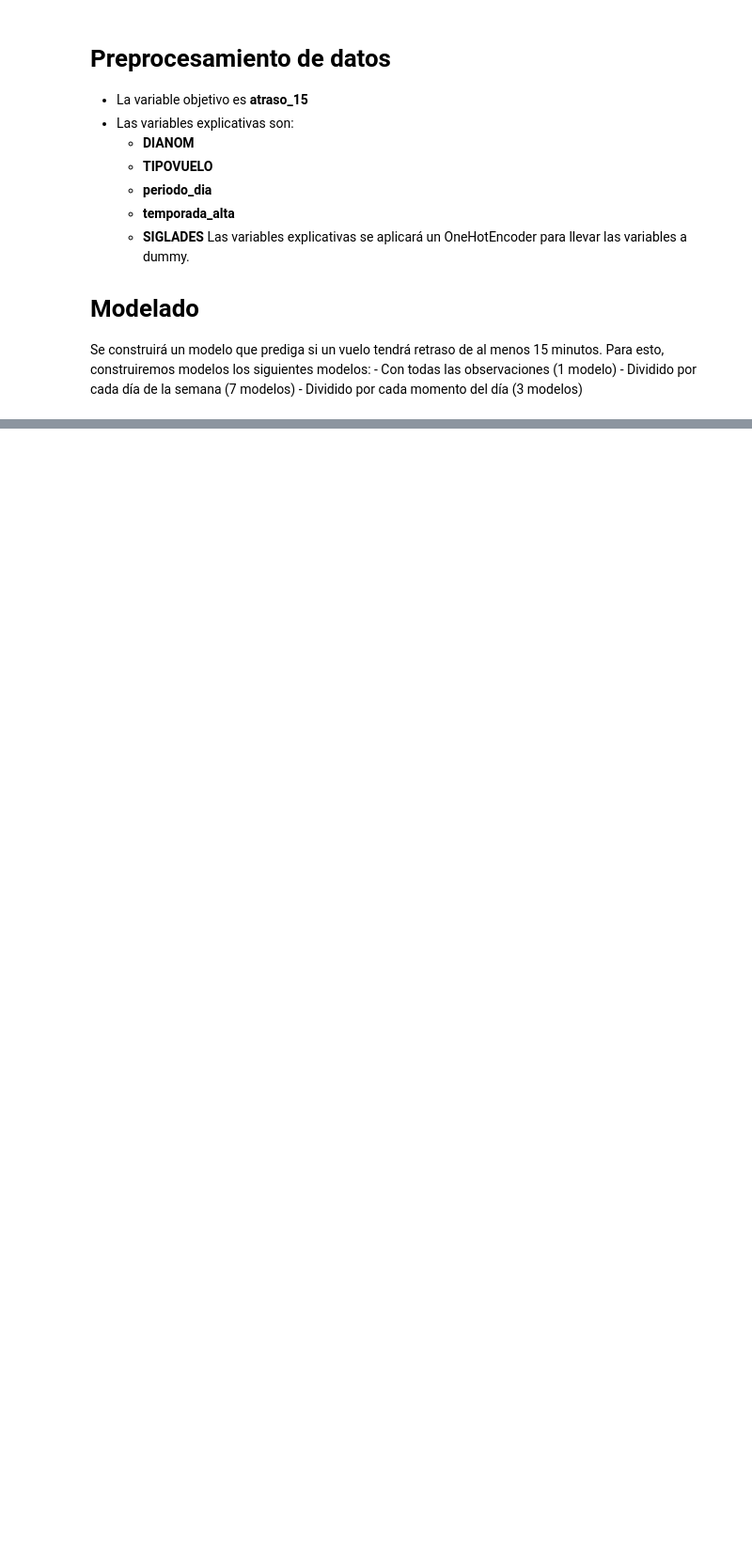
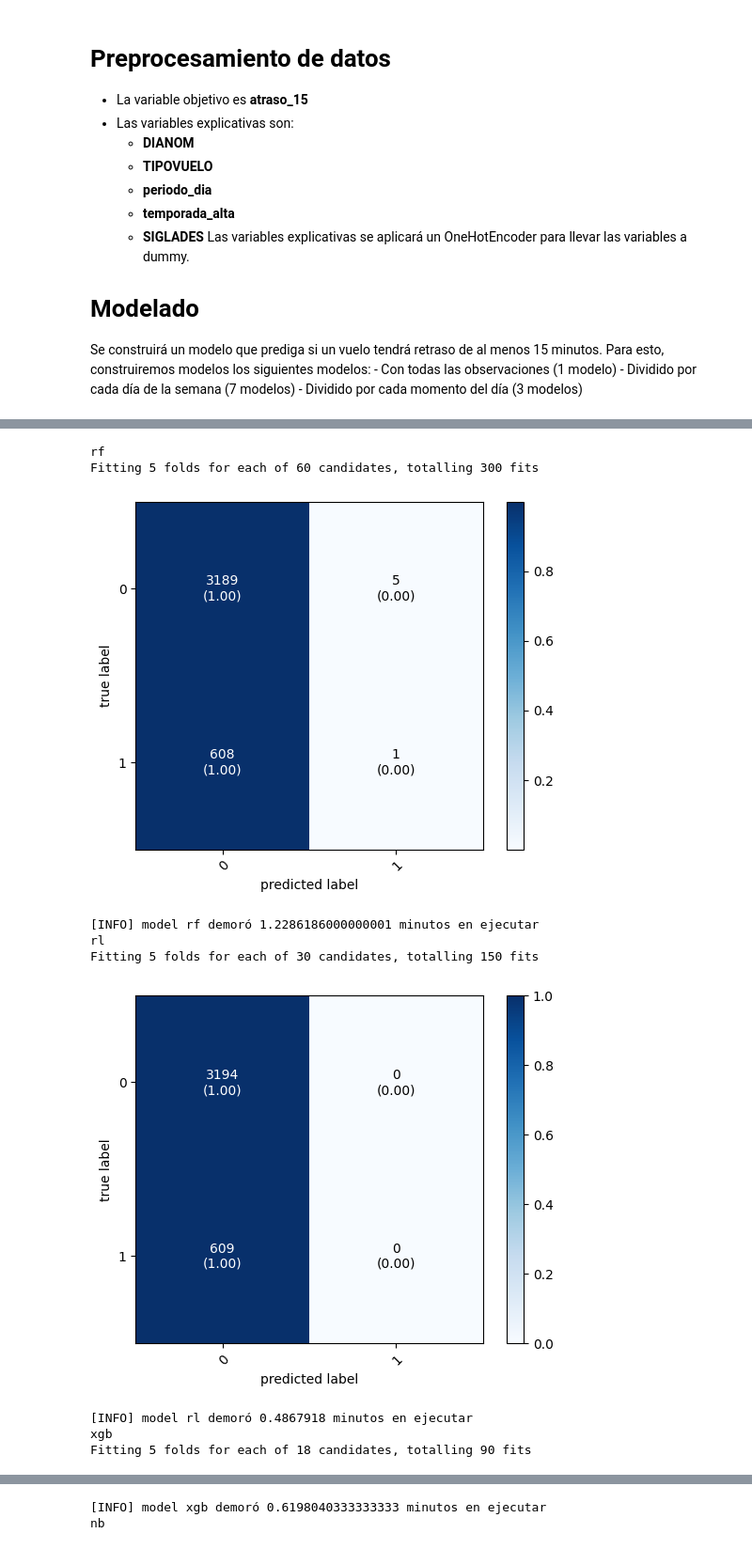
Before and after one commit to marioguzmanb/challenge_ds_latam, a Jupyter notebook: notebooks/solution.ipynb, the cells around one changed output, grey strips where cells are left out. Shown at 94% size. Drawn from its saved outputs; the diff is of its cells as text; code cells hidden in the pictures; blank space fills up the shorter version.

```diff
--- a/notebooks/solution.ipynb
+++ b/notebooks/solution.ipynb
@@ -448,32 +473,54 @@ Fitting 5 folds for each of 30 candidates, totalling 150 fits
 # %%
 momento_dia = ["mañana","tarde","noche"]
+models = ["rf","rl","xgb","nb"]
 for dia in momento_dia:
     df_filter = df[df["periodo_dia"]==dia]
     if dia == "mañana":
         dia = "manana"
     X = df_filter[features]
     y = df_filter[target]
     X_train, X_test, y_train, y_test = train_test_split(X, y, test_size=0.15, random_state=666,stratify=y)
     ohe = OneHotEncoder()
     ohe.fit(X_train)
     X_train = ohe.transform(X_train).toarray()
     X_test = ohe.transform(X_test).toarray()
 
-    models = ["rf","rl","xgb","nb"]
     for model in models:
         start_iter = datetime.now()
         print(model)
         if model == "rf":
-            grid_under = GridSearchCV(RandomForestClassifier(), param_rf, refit = True, verbose = 1)
+            grid_under = GridSearchCV(RandomForestClassifier(), param_rf, refit=True, verbose=1,scoring="f1_weighted")
         elif model == "rl":
-            grid_under = GridSearchCV(LogisticRegression(), param_log, refit = True, verbose = 1)
+            grid_under = GridSearchCV(LogisticRegression(), param_log, refit=True, verbose=1,scoring="f1_weighted")
         elif model == "nb":
             grid_under = GaussianNB()
         elif model == "xgb":
-            grid_under = GridSearchCV(XGBClassifier(), param_xgb, refit = True, verbose = 1)
+            grid_under = GridSearchCV(XGBClassifier(), param_xgb, refit=True, verbose=1,scoring="f1_weighted")
         path_model_save = f"models/atraso_{dia}/{model}.pickle"
         grid_under.fit(X_train, y_train)
+        y_pred = grid_under.predict(X_test)
+        metrics_res = get_report(y_test, y_pred)
+        metrics_res["modelo"] = model
+        metrics_res["tipo_modelo"] = f"atraso_{dia}"
+        if metrics is None:
+            metrics_res.to_parquet(path_metrics)
+            metrics = pd.read_parquet(path_metrics)
+        else:
+            metrics = pd.read_parquet(path_metrics)
+            metrics_res = pd.concat([metrics,metrics_res])
+            metrics_res.to_parquet(path_metrics)
         with open(path_model_save,"wb") as f:
             pickle.dump(grid_under,f)
         end_iter = datetime.now()
-        print(f"[INFO] model {model} demoró {(end-start).total_seconds()/60} minutos en ejecutar")
+        print(f"[INFO] model {model} demoró {(end_iter-start_iter).total_seconds()/60} minutos en ejecutar")
+# %% [output]
+rf
+Fitting 5 folds for each of 60 candidates, totalling 300 fits
+[figure, added]
+[INFO] model rf demoró 1.2286186000000001 minutos en ejecutar
+rl
+Fitting 5 folds for each of 30 candidates, totalling 150 fits
+[figure, added]
+[INFO] model rl demoró 0.4867918 minutos en ejecutar
+xgb
+Fitting 5 folds for each of 18 candidates, totalling 90 fits
@@ -479,0 +528,2 @@ for dia in momento_dia:
+[INFO] model xgb demoró 0.6198040333333333 minutos en ejecutar
+nb
```
Also changed, not shown: parts of 21 cells of this notebook, 47 other files.
